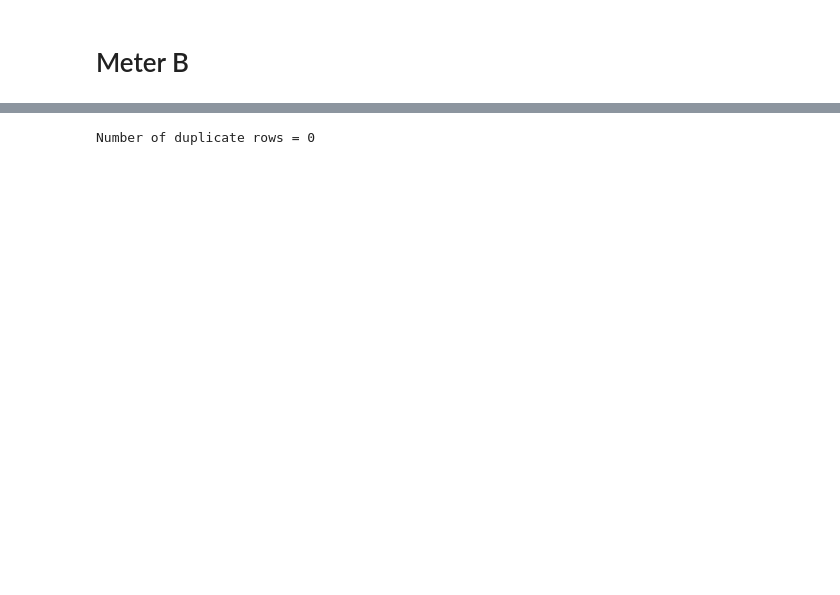
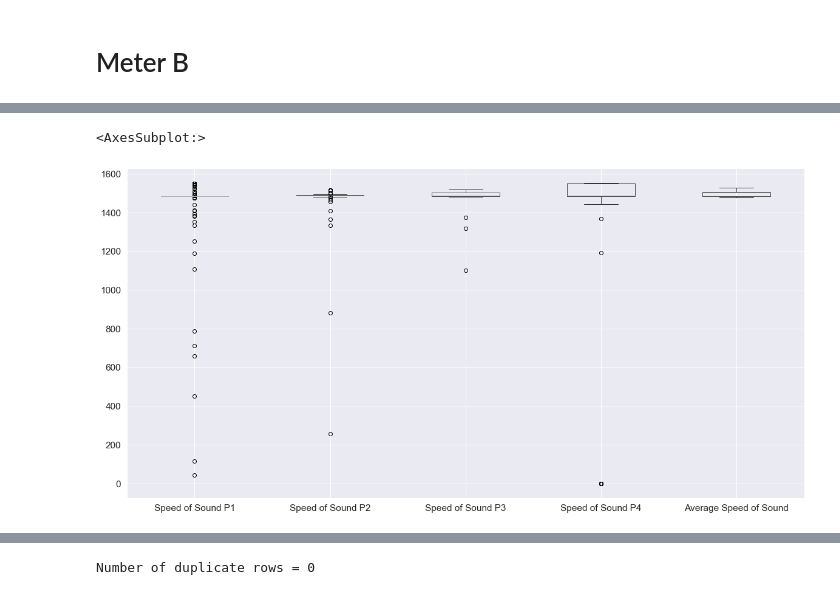
Before and after one commit to goldslime123/csc3005-DA, a Jupyter notebook: MeterB.ipynb, the cells around one changed output, grey strips where cells are left out. Saved outputs shown, nothing was run; the diff lists cells and outputs as text; code cells hidden in the pictures; blank space fills up the shorter version.

```diff
--- a/MeterB.ipynb
+++ b/MeterB.ipynb
@@ -112,0 +155,10 @@ df_meterB.boxplot(figsize=(60,3))
+# %%
+col_name_list3= [
+     'Speed of Sound P1', 'Speed of Sound P2', 'Speed of Sound P3',
+    'Speed of Sound P4', 'Average Speed of Sound',
+]
+
+df_meterB[col_name_list3].boxplot(figsize=(20,10))
+# %% [output]
+<AxesSubplot:>
+[figure, added]
```
Also changed, not shown: parts of 66 cells of this notebook.
